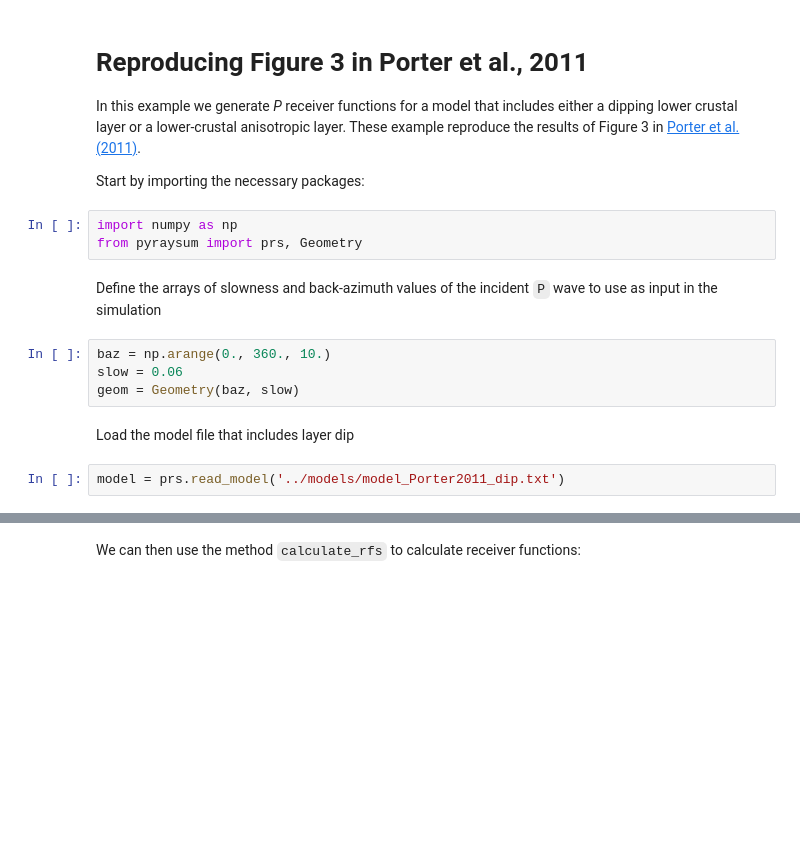
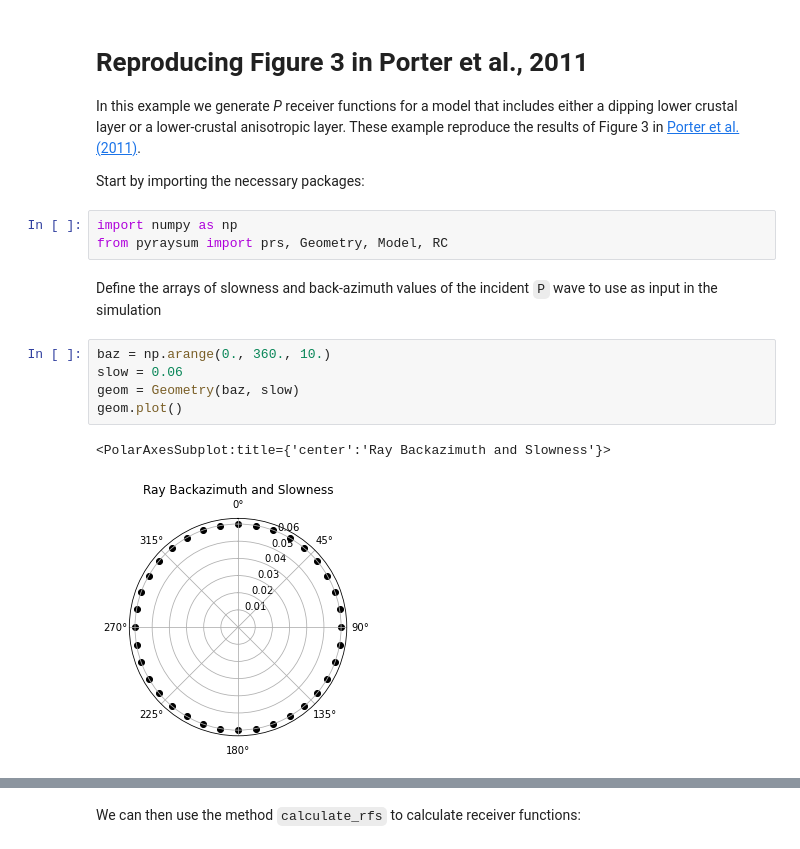
Before and after one commit to paudetseis/PyRaysum, a Jupyter notebook: pyraysum/examples/notebooks/sim_Porter2011.ipynb, the cells around one changed output, grey strips where cells are left out. Cells and saved outputs as stored; diff of their text form; blank space fills up the shorter version.

```diff
--- a/pyraysum/examples/notebooks/sim_Porter2011.ipynb
+++ b/pyraysum/examples/notebooks/sim_Porter2011.ipynb
@@ -6,14 +6,14 @@ In this example we generate *P* receiver functions for a model that includes eit
 Start by importing the necessary packages:
 # %%
 import numpy as np
-from pyraysum import prs, Geometry
+from pyraysum import prs, Geometry, Model, RC
 # %% [markdown]
 Define the arrays of slowness and back-azimuth values of the incident `P` wave to use as input in the simulation
 # %%
 baz = np.arange(0., 360., 10.)
 slow = 0.06
 geom = Geometry(baz, slow)
+geom.plot()
+# %% [output]
+<PolarAxesSubplot:title={'center':'Ray Backazimuth and Slowness'}>
+[figure, added]
-# %% [markdown]
-Load the model file that includes layer dip
-# %%
-model = prs.read_model('../models/model_Porter2011_dip.txt')
```
Also changed, not shown: parts of 16 cells of this notebook.
